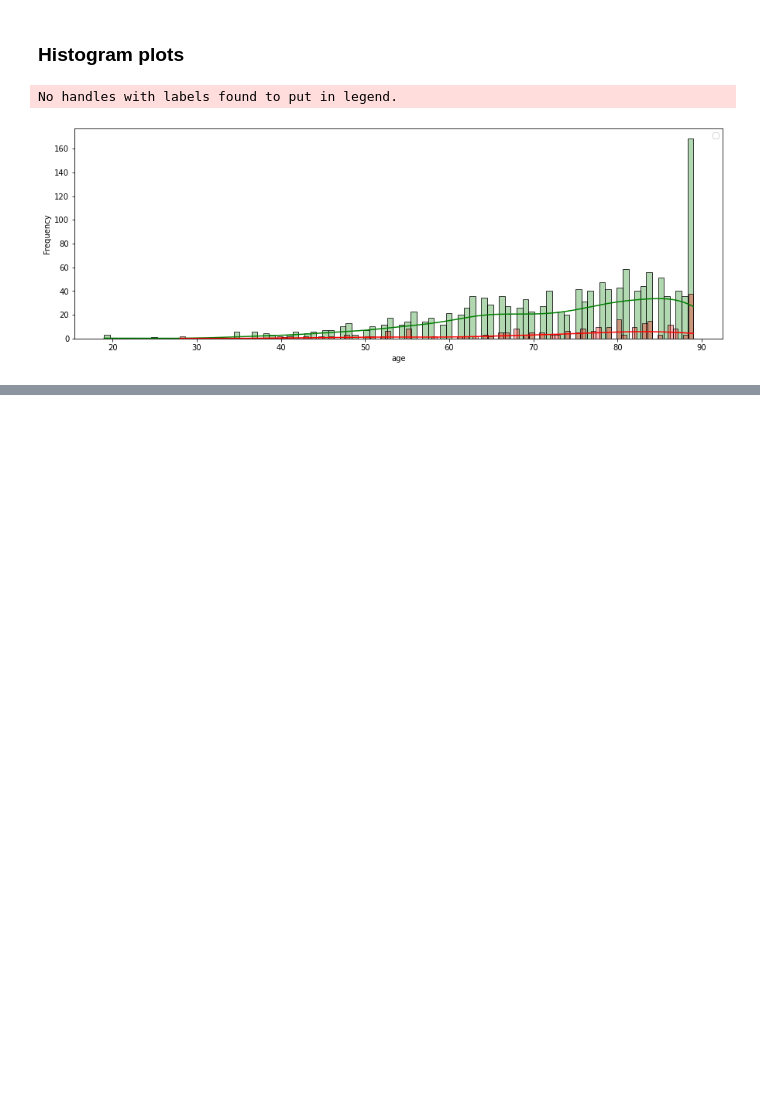
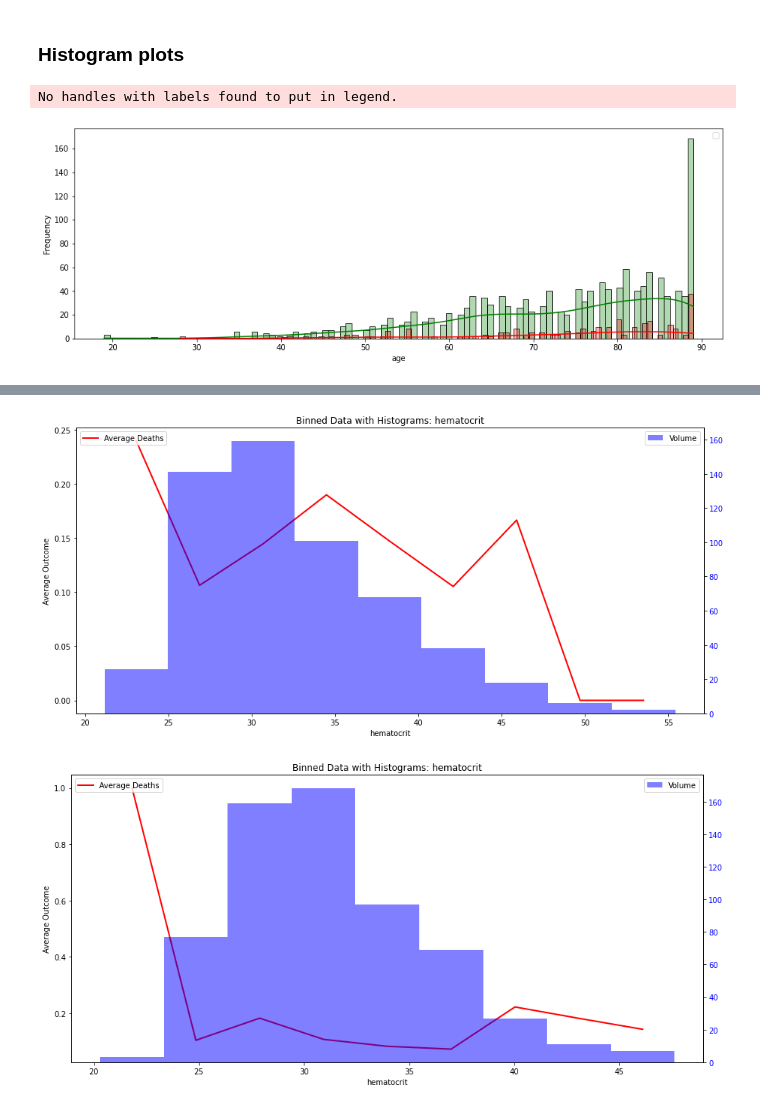
Before and after one commit to zeddines/Hospital-Mortality-Prediction, a Jupyter notebook: project.ipynb, the cells around one changed output, grey strips where cells are left out. Cells and saved outputs as stored; diff of their text form; code cells hidden in the pictures; blank space fills up the shorter version.

```diff
--- a/project.ipynb
+++ b/project.ipynb
@@ -137,0 +147,13 @@ bin_and_plot(dataframe=df, feature_col='Respiratory rate', outcome_col='outcome'
+# %%
+import warnings
+warnings.filterwarnings("ignore")
+feature_current = 'hematocrit'
+
+df_male = df[df['gendera'] == 1]
+bin_and_plot(dataframe=df_male, feature_col=feature_current, outcome_col='outcome', alive_bar=False, n_bins=10)
+
+df_female = df[df['gendera'] == 2]
+bin_and_plot(dataframe=df_female, feature_col=feature_current, outcome_col='outcome', alive_bar=False, n_bins=10)
+# %% [output]
+[figure, added]
+[figure, added]
```
Also changed, not shown: parts of 6 cells of this notebook.
